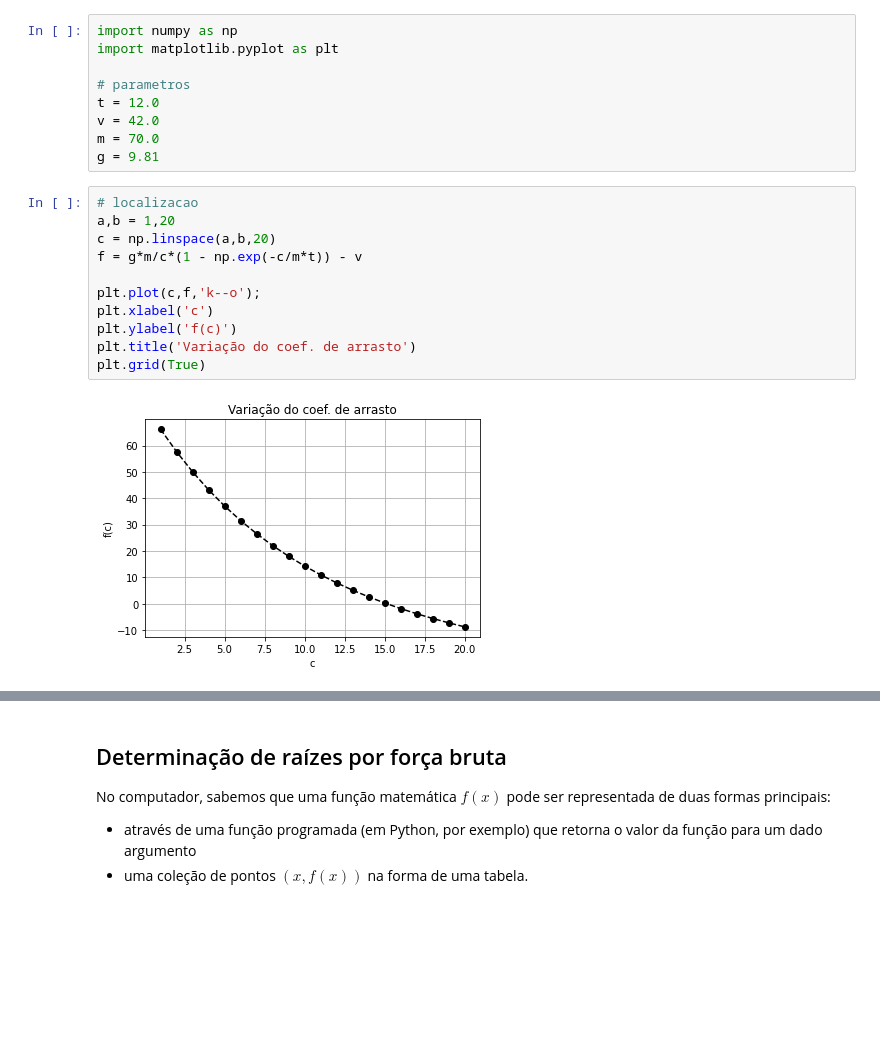
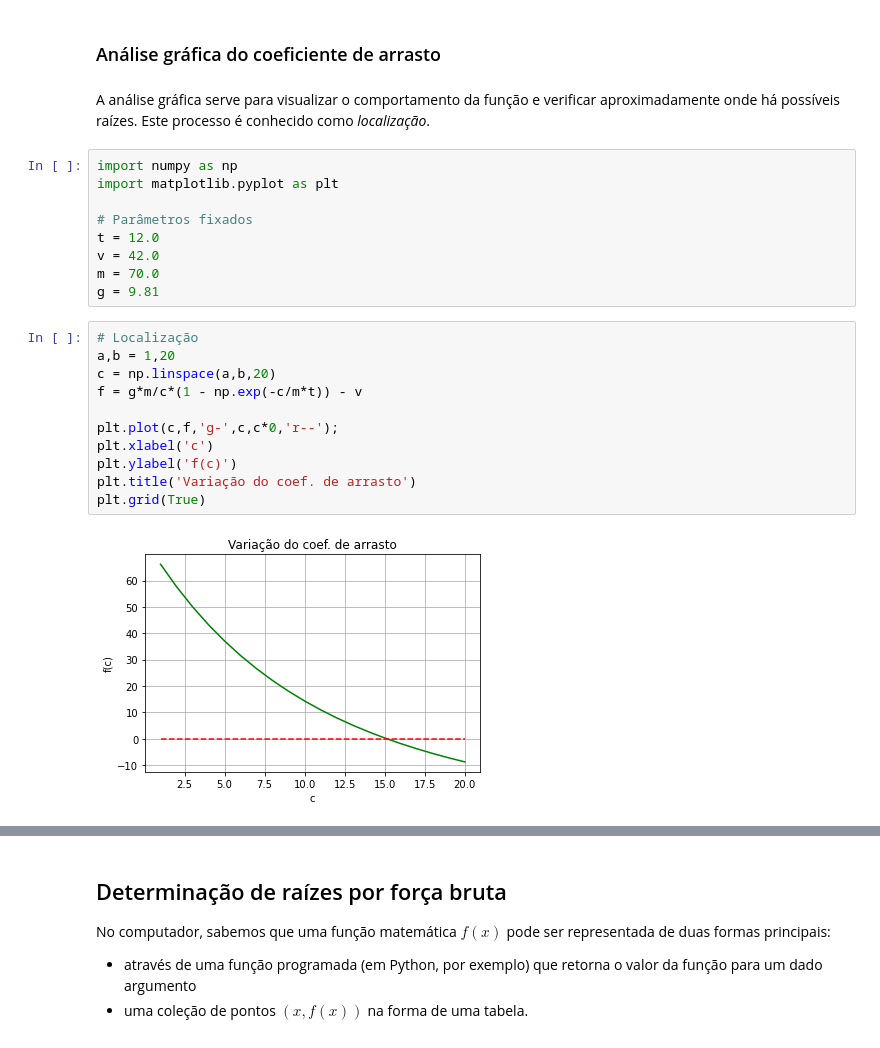
Before and after one commit to gcpeixoto/LVMN, a Jupyter notebook: _build/jupyter_execute/aula-03-analise-grafica.ipynb, the cells around one changed output, grey strips where cells are left out. Saved outputs shown, nothing was run; the diff lists cells and outputs as text; blank space fills up the shorter version.

```diff
--- a/_build/jupyter_execute/aula-03-analise-grafica.ipynb
+++ b/_build/jupyter_execute/aula-03-analise-grafica.ipynb
@@ -17,22 +52,26 @@ $$v(t) = \dfrac{gm}{c}(1 - e^{-(c/m)t}).$$
+# %% [markdown]
+### Análise gráfica do coeficiente de arrasto
+# %% [markdown]
+A análise gráfica serve para visualizar o comportamento da função e verificar aproximadamente onde há possíveis raízes. Este processo é conhecido como _localização_.
 # %%
 import numpy as np
 import matplotlib.pyplot as plt
 
-# parametros
+# Parâmetros fixados
 t = 12.0
 v = 42.0
 m = 70.0
 g = 9.81
 # %%
-# localizacao
+# Localização
 a,b = 1,20
 c = np.linspace(a,b,20)
 f = g*m/c*(1 - np.exp(-c/m*t)) - v
 
-plt.plot(c,f,'k--o');
+plt.plot(c,f,'g-',c,c*0,'r--');
 plt.xlabel('c')
 plt.ylabel('f(c)')
 plt.title('Variação do coef. de arrasto')
 plt.grid(True)
 # %% [output]
-[figure, old version]
+[figure, new version]
```
Also changed, not shown: parts of 25 cells of this notebook, 37 other files.
